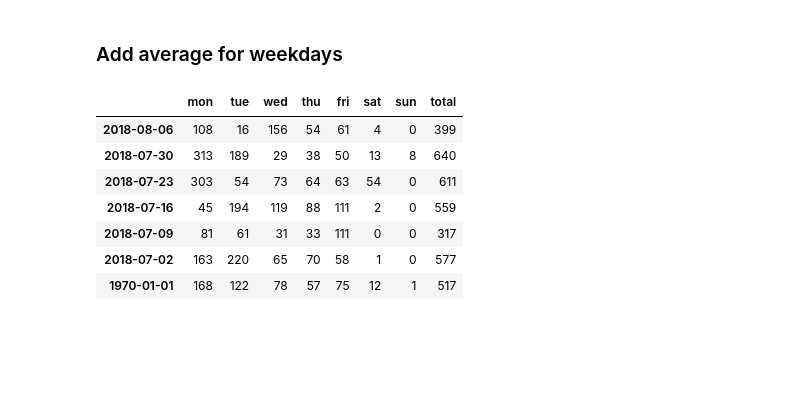
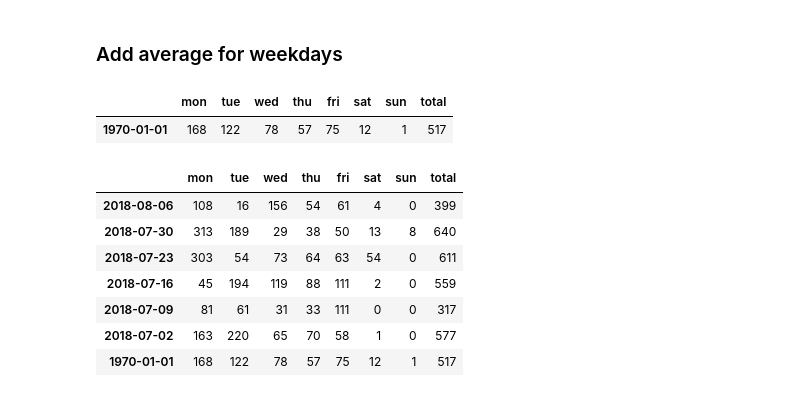
Before and after one commit to vsbabu/ipython-notebooks, a Jupyter notebook: venn/pandas-timeseries-examples.ipynb, the cells around one changed output. Cells and saved outputs as stored; diff of their text form; code cells hidden in the pictures; blank space fills up the shorter version.

Commit message:
Update for py2 to py3; pandas to latest
Haven't updated requirements yet.

```diff
--- a/venn/pandas-timeseries-examples.ipynb
+++ b/venn/pandas-timeseries-examples.ipynb
@@ -82,7 +82,7 @@ dfd.head()
 # %%
 # make a dataframe that has distribution by week
 wkv = dfd.values.reshape(how_many_weeks,7)
-dfw = dfd[dfd.index.weekday_name == 'Monday']
+dfw = dfd[dfd.index.day_name() == 'Monday']
 dfw = pd.DataFrame(wkv, index=dfw.index, columns=['mon','tue','wed','thu','fri','sat','sun'])
 dfw.index.name='week'
 dfw.sort_index(ascending=False, inplace=True) #want to see latest first
@@ -119,8 +119,10 @@ dfwt
 # %%
 #add a column total row too
 row_avg = pd.DataFrame(dfwt.sum(numeric_only=True))
 row_avg[0] = (row_avg[0] / dfwt.count()).astype(int)
 row_avg = row_avg.T.reindex(columns=dfwt.columns)
 row_avg.index = [pd.to_datetime('1970-01-01')] #hard code a datetime to indicate averages
-dfwt = dfwt.append(row_avg) #this ruining sort order though
-dfwt.sort_index(ascending=False, inplace=True) #want to see latest first
+row_avg
+# %% [output]
+|  | mon | tue | wed | thu | fri | sat | sun | total |
+| 1970-01-01 | 168 | 122 | 78 | 57 | 75 | 12 | 1 | 517 |
```
Also changed, not shown: parts of 1 cell of this notebook, 3 other files.
